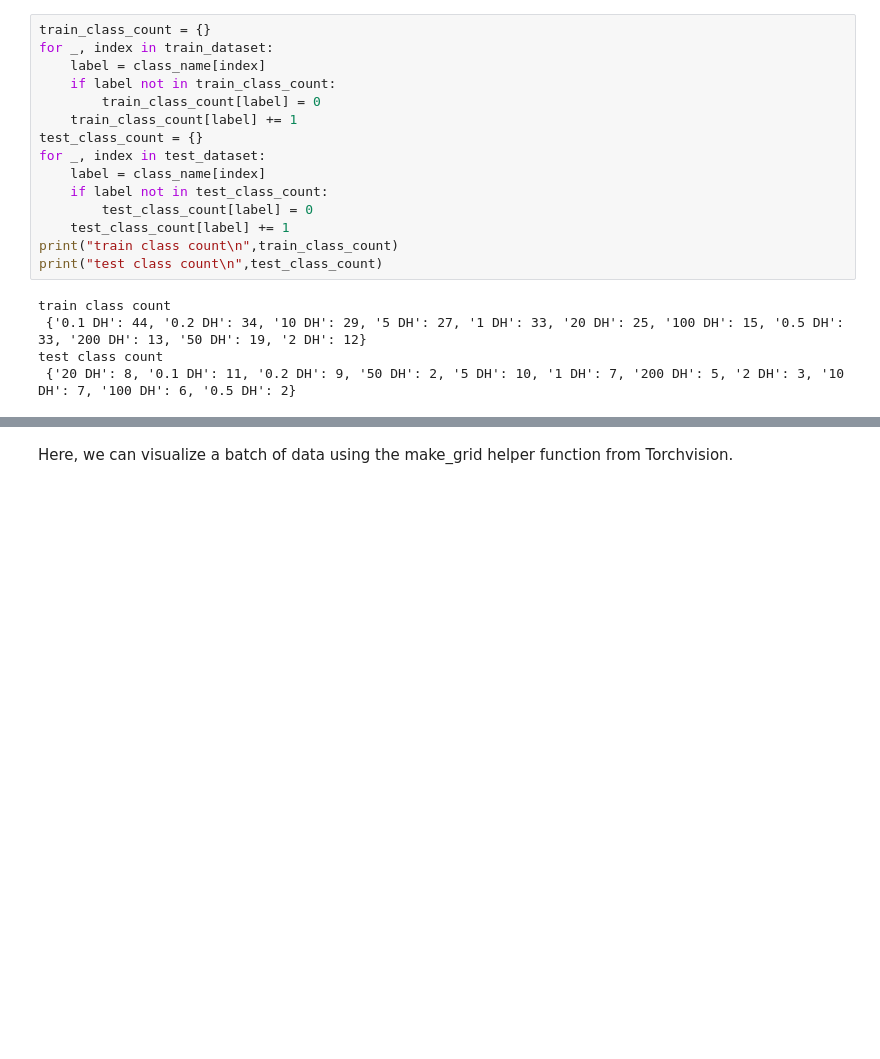
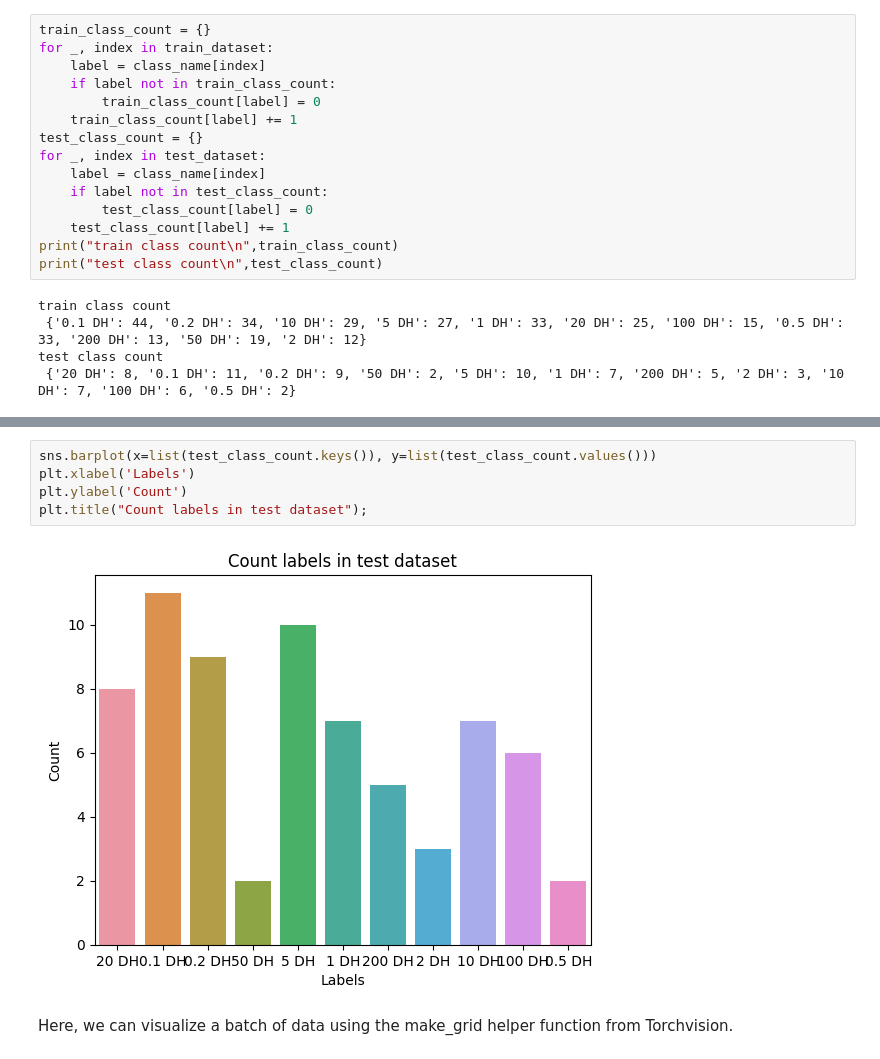
Before and after one commit to mohamed-stifi/Moroccan-Money-classification-with-Pytorch, a Jupyter notebook: Moroccan_Money_classification.ipynb, the cells around one changed output, grey strips where cells are left out. Cells and saved outputs as stored; diff of their text form; blank space fills up the shorter version.

```diff
--- a/Moroccan_Money_classification.ipynb
+++ b/Moroccan_Money_classification.ipynb
@@ -101,3 +109,10 @@ test class count
+# %%
+sns.barplot(x=list(test_class_count.keys()), y=list(test_class_count.values()))
+plt.xlabel('Labels')
+plt.ylabel('Count')
+plt.title("Count labels in test dataset");
+# %% [output]
+[figure, added]
 # %% [markdown]
 Here, we can visualize a batch of data using the make_grid helper function from Torchvision.
 # %%
```
Also changed, not shown: parts of 3 cells of this notebook.
